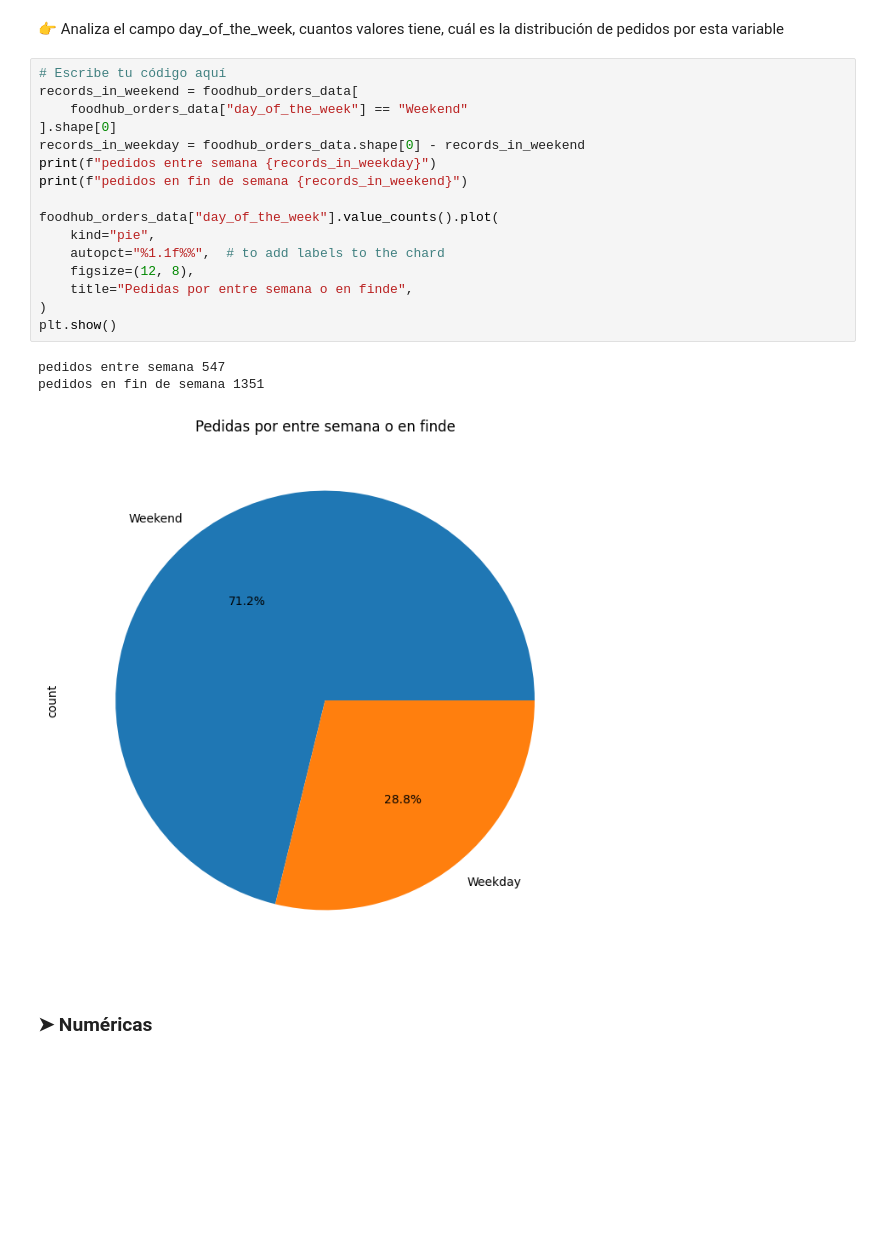
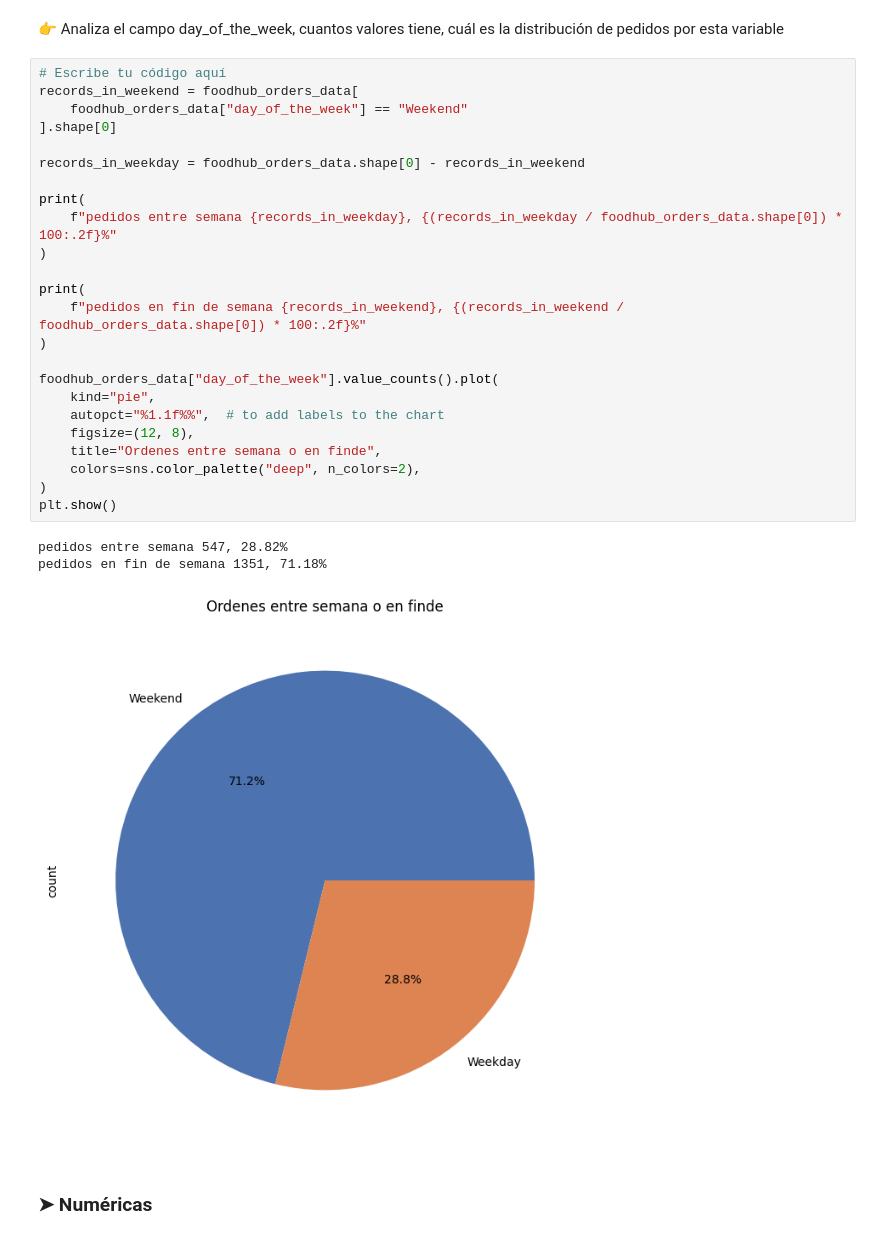
Before and after one commit to Antonio-Tresol/datascience_coursework, a Jupyter notebook: homework_eda/EDA_FoodHub_Guia_de_Estudio.ipynb, the cells around one changed output. Drawn from its saved outputs; the diff is of its cells as text; blank space fills up the shorter version.

```diff
--- a/homework_eda/EDA_FoodHub_Guia_de_Estudio.ipynb
+++ b/homework_eda/EDA_FoodHub_Guia_de_Estudio.ipynb
@@ -209,23 +215,31 @@ Name: count, dtype: int64
 # %%
 # Escribe tu código aquí
 records_in_weekend = foodhub_orders_data[
     foodhub_orders_data["day_of_the_week"] == "Weekend"
 ].shape[0]
+
 records_in_weekday = foodhub_orders_data.shape[0] - records_in_weekend
-print(f"pedidos entre semana {records_in_weekday}")
-print(f"pedidos en fin de semana {records_in_weekend}")
+
+print(
+    f"pedidos entre semana {records_in_weekday}, {(records_in_weekday / foodhub_orders_data.shape[0]) * 100:.2f}%"
+)
+
+print(
+    f"pedidos en fin de semana {records_in_weekend}, {(records_in_weekend / foodhub_orders_data.shape[0]) * 100:.2f}%"
+)
 
 foodhub_orders_data["day_of_the_week"].value_counts().plot(
     kind="pie",
-    autopct="%1.1f%%",  # to add labels to the chard
+    autopct="%1.1f%%",  # to add labels to the chart
     figsize=(12, 8),
-    title="Pedidas por entre semana o en finde",
+    title="Ordenes entre semana o en finde",
+    colors=sns.color_palette("deep", n_colors=2),
 )
 plt.show()
 # %% [output]
-pedidos entre semana 547
-pedidos en fin de semana 1351
+pedidos entre semana 547, 28.82%
+pedidos en fin de semana 1351, 71.18%
-[figure, old version]
+[figure, new version]
 # %% [markdown]
 ### ➤ Numéricas
 # %% [markdown]
```
Also changed, not shown: parts of 40 cells of this notebook.
